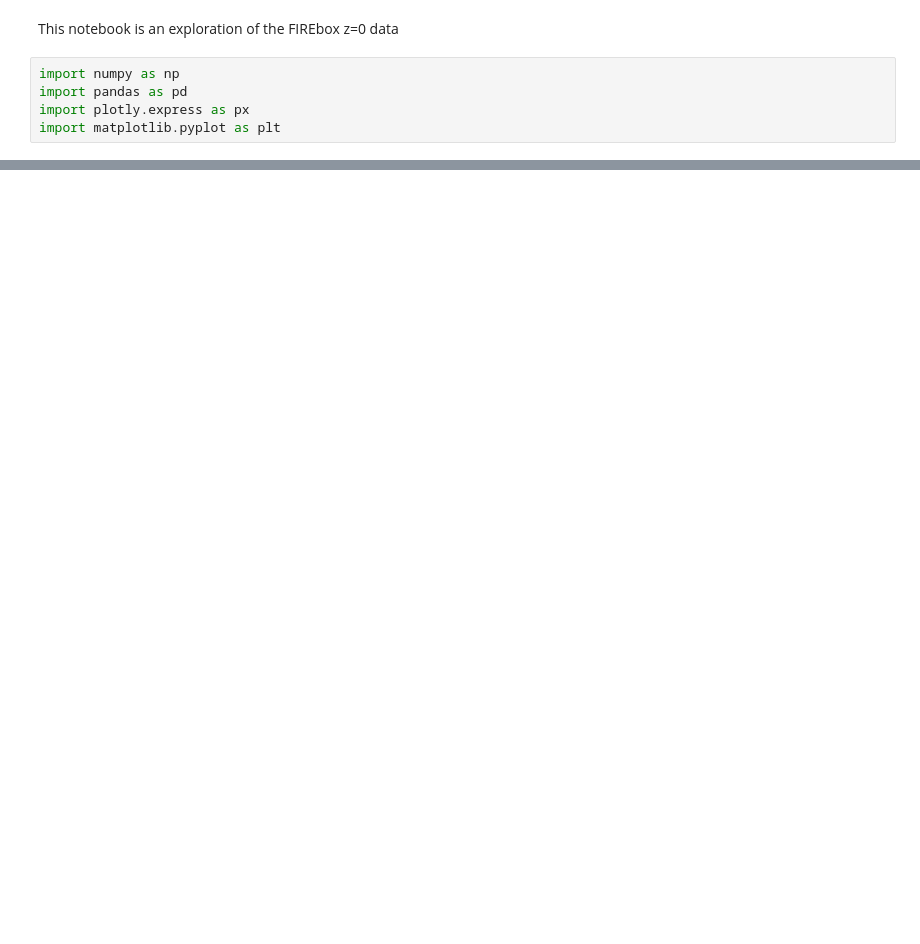
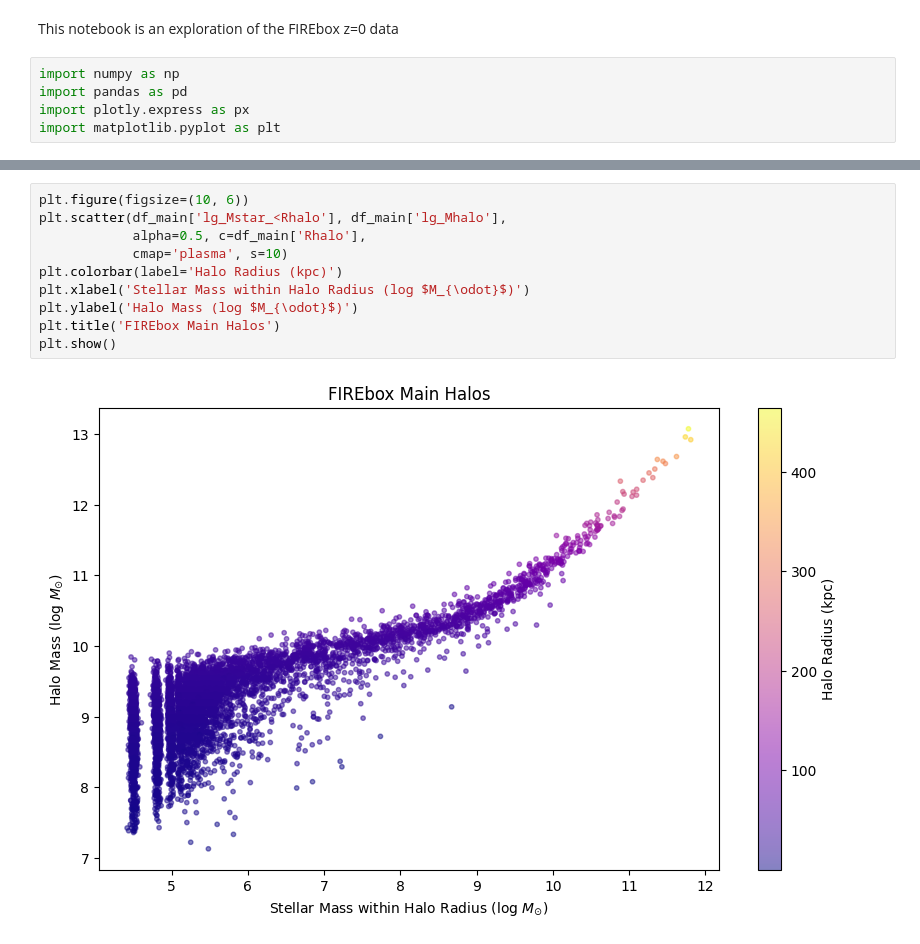
Before and after one commit to abdelrahman-helal/DM_FIREbox, a Jupyter notebook: notebooks/FIREbox_exploration.ipynb, the cells around one changed output, grey strips where cells are left out. Cells and saved outputs as stored; diff of their text form; blank space fills up the shorter version.

```diff
--- a/notebooks/FIREbox_exploration.ipynb
+++ b/notebooks/FIREbox_exploration.ipynb
@@ -22,3 +49,15 @@ df.head(5)
+# %%
+plt.figure(figsize=(10, 6))
+plt.scatter(df_main['lg_Mstar_<Rhalo'], df_main['lg_Mhalo'],
+            alpha=0.5, c=df_main['Rhalo'],
+            cmap='plasma', s=10)
+plt.colorbar(label='Halo Radius (kpc)')
+plt.xlabel('Stellar Mass within Halo Radius (log $M_{\odot}$)')
+plt.ylabel('Halo Mass (log $M_{\odot}$)')
+plt.title('FIREbox Main Halos')
+plt.show()
+# %% [output]
+[figure, added]
 # %%
 df.describe()
 # %% [output]
```
Also changed, not shown: parts of 8 cells of this notebook, 1 other file.
